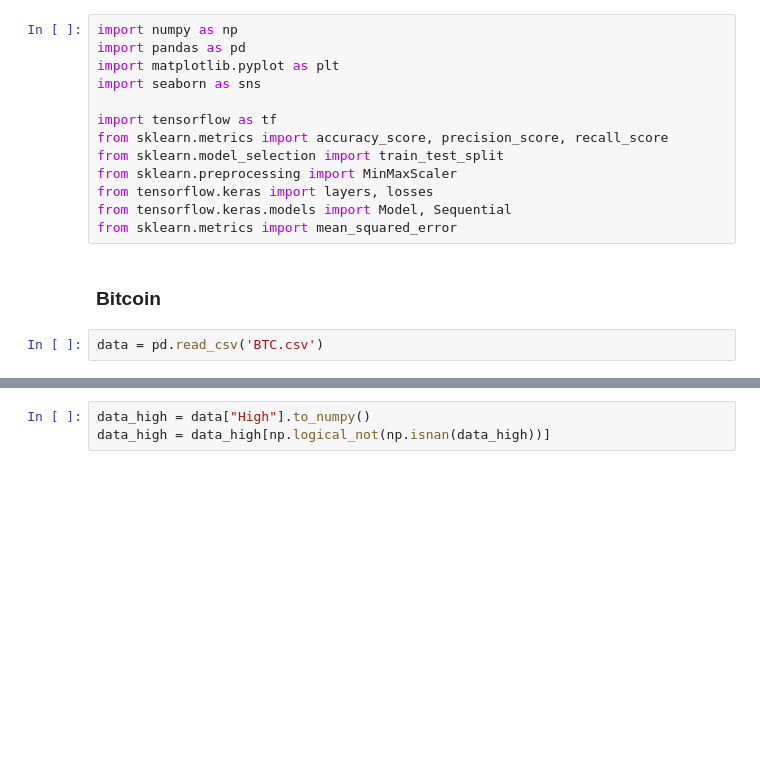
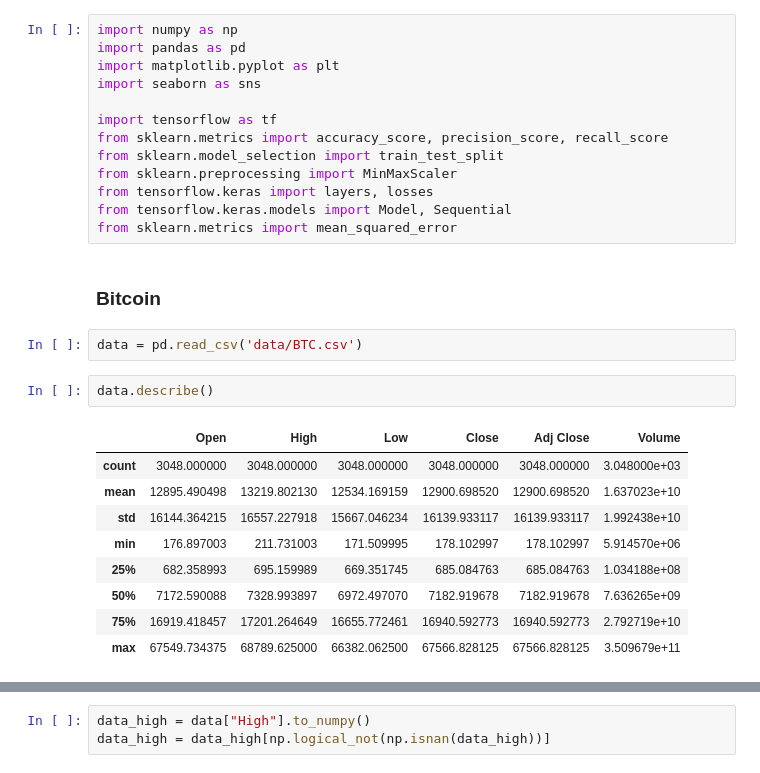
Before and after one commit to celdond/Crypto-Prediction-Set, a Jupyter notebook: bitcoin.ipynb, the cells around one changed output, grey strips where cells are left out. Saved outputs shown, nothing was run; the diff lists cells and outputs as text; blank space fills up the shorter version.

```diff
--- a/bitcoin.ipynb
+++ b/bitcoin.ipynb
@@ -14,5 +14,17 @@ from sklearn.metrics import mean_squared_error
 # %% [markdown]
 ### Bitcoin
 # %%
-data = pd.read_csv('BTC.csv')
+data = pd.read_csv('data/BTC.csv')
+# %%
+data.describe()
+# %% [output]
+|  | Open | High | Low | Close | Adj Close | Volume |
+| count | 3048.000000 | 3048.000000 | 3048.000000 | 3048.000000 | 3048.000000 | 3.048000e+03 |
+| mean | 12895.490498 | 13219.802130 | 12534.169159 | 12900.698520 | 12900.698520 | 1.637023e+10 |
+| std | 16144.364215 | 16557.227918 | 15667.046234 | 16139.933117 | 16139.933117 | 1.992438e+10 |
+| min | 176.897003 | 211.731003 | 171.509995 | 178.102997 | 178.102997 | 5.914570e+06 |
+| 25% | 682.358993 | 695.159989 | 669.351745 | 685.084763 | 685.084763 | 1.034188e+08 |
+| 50% | 7172.590088 | 7328.993897 | 6972.497070 | 7182.919678 | 7182.919678 | 7.636265e+09 |
+| 75% | 16919.418457 | 17201.264649 | 16655.772461 | 16940.592773 | 16940.592773 | 2.792719e+10 |
+| max | 67549.734375 | 68789.625000 | 66382.062500 | 67566.828125 | 67566.828125 | 3.509679e+11 |
 # %%
```
Also changed, not shown: parts of 1 cell of this notebook.
